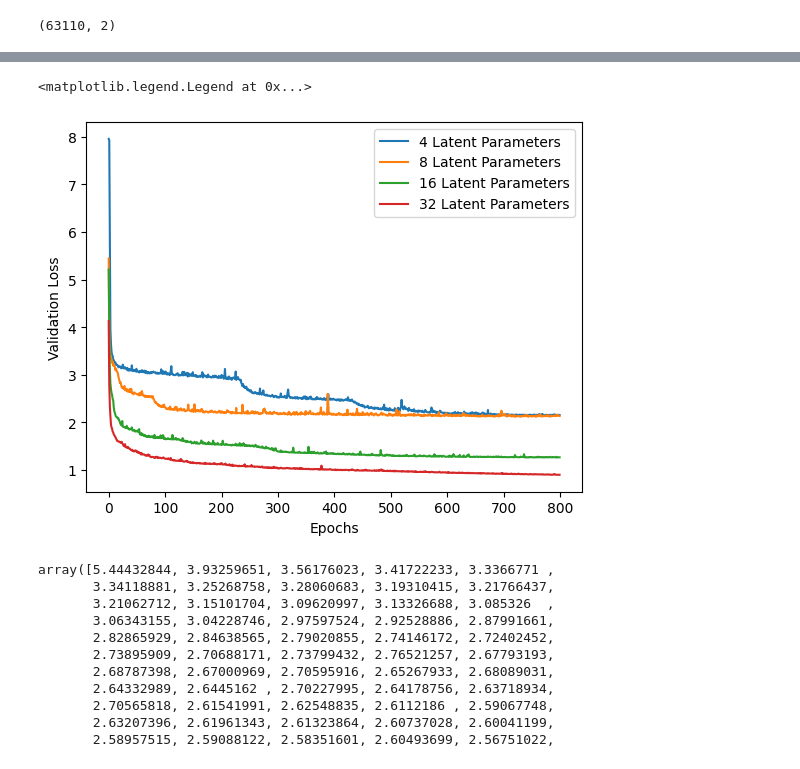
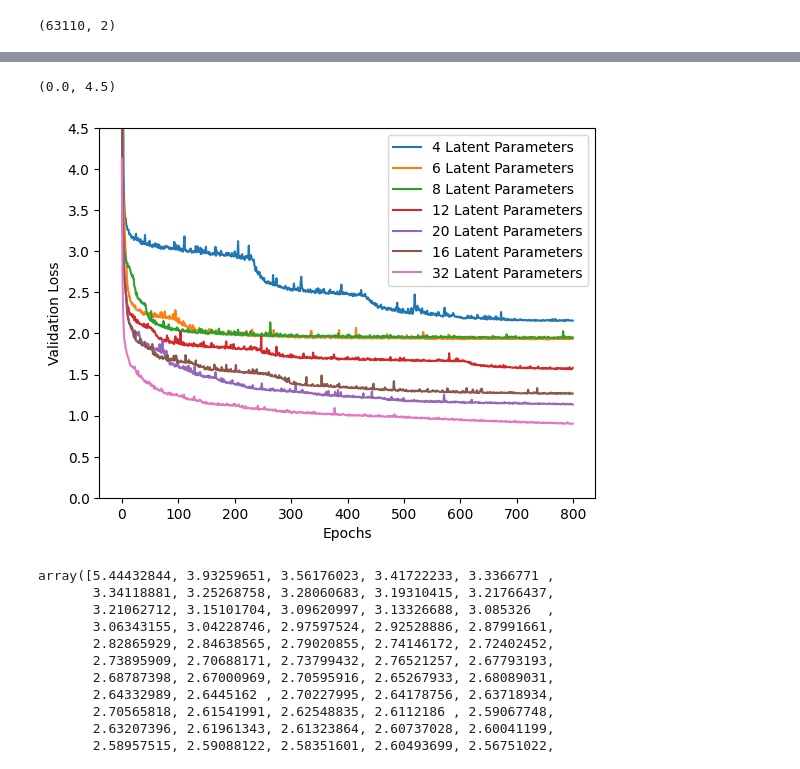
Before and after one commit to harrypenguin/Astrostatistics-Models, a Jupyter notebook: ConvAutoencoder.ipynb, the cells around one changed output, grey strips where cells are left out. Saved outputs shown, nothing was run; the diff lists cells and outputs as text; code cells hidden in the pictures.

```diff
--- a/ConvAutoencoder.ipynb
+++ b/ConvAutoencoder.ipynb
@@ -351,18 +427,25 @@ def get_ah_from_umap(x, y, embedding: np.ndarray, latent_space: np.ndarray):
 # %%
 curve4lat2159loss = np.load('AE Losses/4lat2.159loss.npy')
-curve8lat2145loss = np.load('AE Losses/8lat2.145loss.npy')
+curve6lat1935loss = np.load('AE Losses/6lat1.935loss.npy')
+curve8lat1950loss = np.load('AE Losses/8lat1.950loss.npy')
 curve16lat1269loss = np.load('AE Losses/16lat1.269loss.npy')
+curve20lat1139loss = np.load('AE Losses/20lat1.139loss.npy')
 curve32lat0917loss = np.load('AE Losses/32lat0.917loss.npy')
+curve12lat1566loss = np.load('AE Losses/12lat1.566loss.npy')
 plt.plot(curve4lat2159loss, label='4 Latent Parameters')
-plt.plot(curve8lat2145loss, label='8 Latent Parameters')
+plt.plot(curve6lat1935loss, label='6 Latent Parameters')
+plt.plot(curve8lat1950loss, label='8 Latent Parameters')
+plt.plot(curve12lat1566loss, label='12 Latent Parameters')
+plt.plot(curve20lat1139loss, label='20 Latent Parameters')
 plt.plot(curve16lat1269loss, label='16 Latent Parameters')
 plt.plot(curve32lat0917loss, label='32 Latent Parameters')
 plt.xlabel('Epochs')
 plt.ylabel('Validation Loss')
 plt.legend()
+plt.ylim(0, 4.5)
 # %% [output]
-<matplotlib.legend.Legend at 0x...>
+(0.0, 4.5)
-[figure, old version]
+[figure, new version]
 # %%
 curve8lat2145loss = np.load('AE Losses/8lat2.145loss.npy')
 curve8lat2145loss
```
Also changed, not shown: parts of 25 cells of this notebook.
